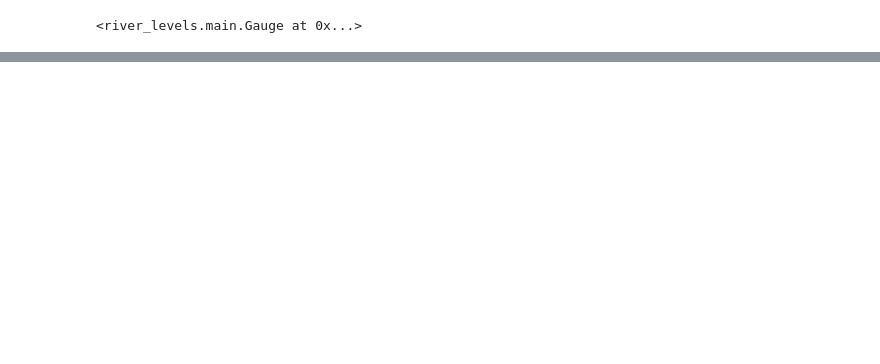
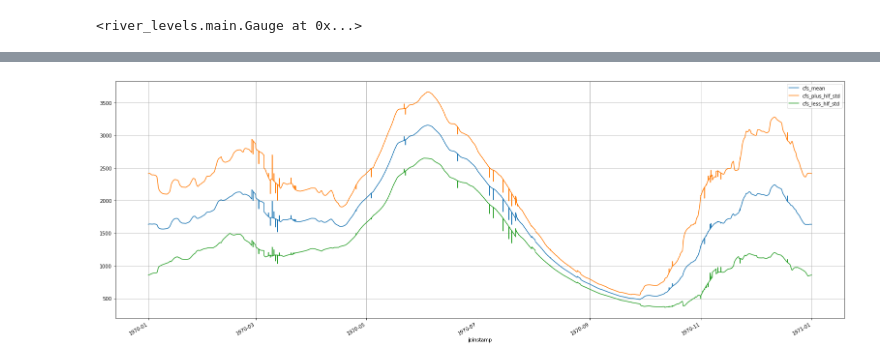
Before and after one commit to whitewater-gis/river-levels, a Jupyter notebook: notebooks/datetime-proto.ipynb, the cells around one changed output, grey strips where cells are left out. Saved outputs shown, nothing was run; the diff lists cells and outputs as text; code cells hidden in the pictures; blank space fills up the shorter version.

```diff
--- a/notebooks/datetime-proto.ipynb
+++ b/notebooks/datetime-proto.ipynb
@@ -168,0 +60,10 @@ dt.timetuple().tm_yday
+# %%
+period_window = '28D'
+
+mean_df = obs.cfs.rolling(period_window).mean()
+std_df = obs.cfs.rolling(period_window).std()
+median_df = obs.rolling(period_window).median()
+
+obs_join = obs.join(mean_df, rsuffix='_mean').join(median_df, rsuffix='_median').join(std_df, rsuffix='_std')
+
+obs_join.iloc[100:105]
@@ -168,0 +77,5 @@ dt.timetuple().tm_yday
+# %%
+obs_join['cfs_plus_hlf_std'] = obs_join.cfs_mean + obs_join.cfs_std / 2
+obs_join['cfs_less_hlf_std'] = obs_join.cfs_mean - obs_join.cfs_std / 2
+
+obs_join.iloc[100:105]
@@ -168,0 +89,5 @@ dt.timetuple().tm_yday
+# %%
+obs_nrml = obs_join[~((obs_join.index.month == 2) & (obs_join.index.day == 29))].copy()
+obs_nrml['joinstamp'] = [val.replace(year=1970) for val in obs_nrml.index]
+
+obs_nrml.head()
@@ -168,0 +101,4 @@ dt.timetuple().tm_yday
+# %%
+obs_mean = obs_nrml[['cfs_mean', 'cfs_plus_hlf_std', 'cfs_less_hlf_std', 'joinstamp']].groupby('joinstamp').mean()
+
+obs_mean.head()
@@ -168,0 +113,4 @@ dt.timetuple().tm_yday
+# %%
+_ = obs_mean.plot(figsize=(27,10), grid=True)
+# %% [output]
+[figure, added]
```
Also changed, not shown: parts of 17 cells of this notebook, 3 other files.
